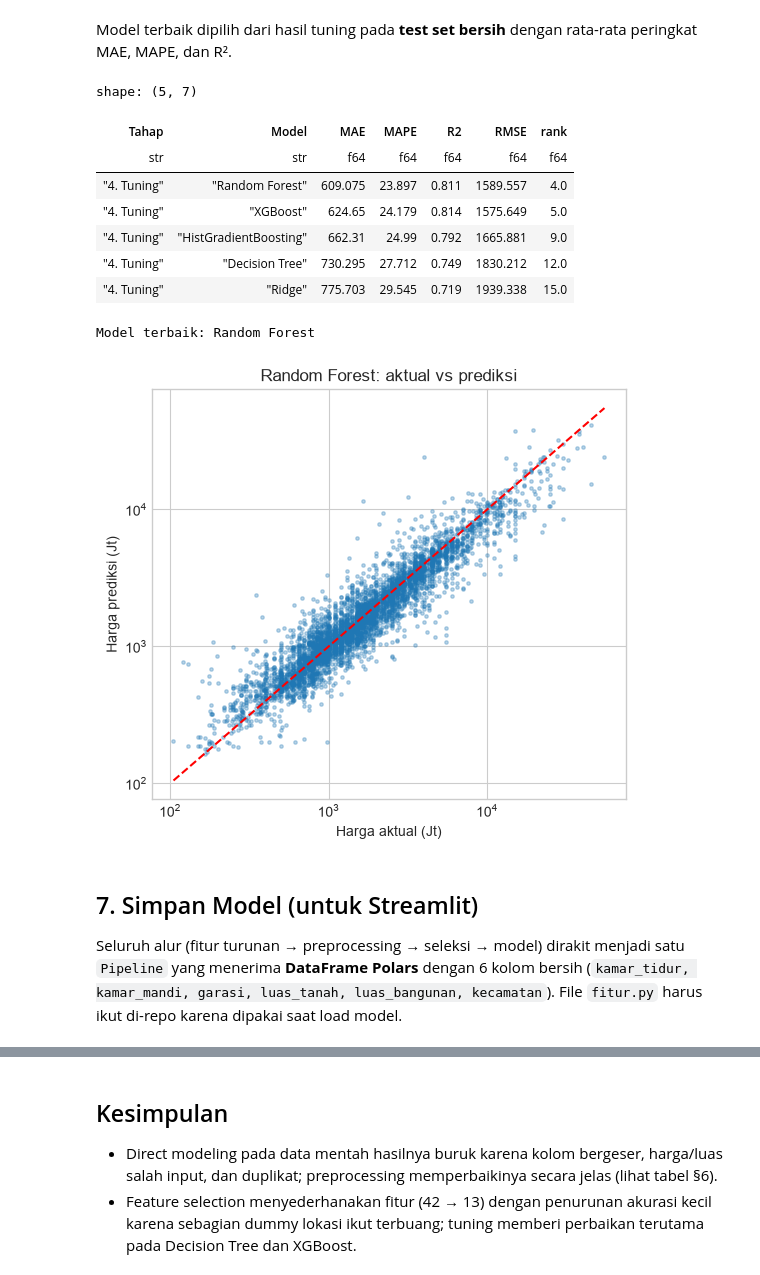
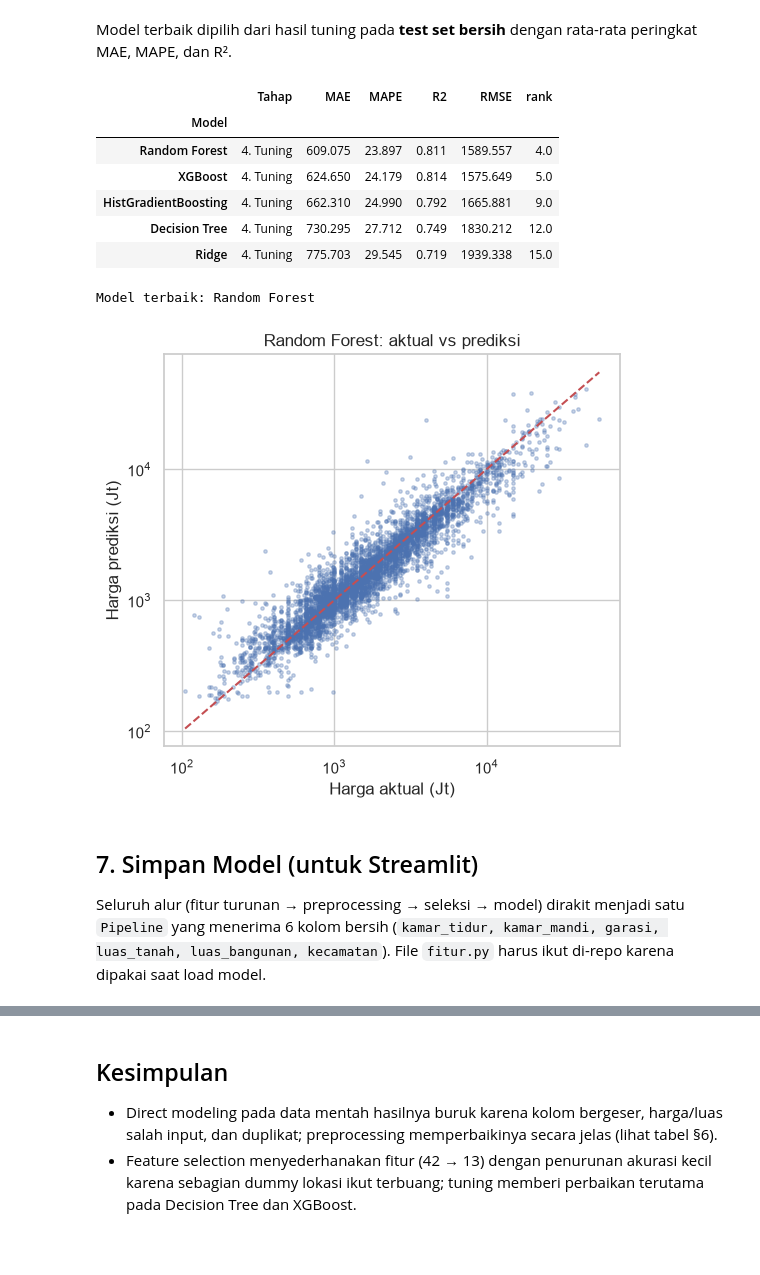
Before and after one commit to ferdianfariza/House-Price-Prediction-BENGKOD, a Jupyter notebook: Early_Bird_Prediksi_Harga_Rumah.ipynb, the cells around one changed output, grey strips where cells are left out. Drawn from its saved outputs; the diff is of its cells as text; code cells hidden in the pictures; blank space fills up the shorter version.

```diff
--- a/Early_Bird_Prediksi_Harga_Rumah.ipynb
+++ b/Early_Bird_Prediksi_Harga_Rumah.ipynb
@@ -335,9 +498,0 @@ plt.tight_layout(); plt.show()
-# %%
-kol_corr = ['harga_juta', 'kamar_tidur', 'kamar_mandi', 'garasi', 'luas_tanah', 'luas_bangunan']
-R = np.array([[spearman(eda[a].to_numpy(), eda[b].to_numpy()) for b in kol_corr] for a in kol_corr])
-fig, ax = plt.subplots(figsize=(6.5, 5))
-im = ax.imshow(R, cmap='coolwarm', vmin=-1, vmax=1)
-ax.set_xticks(range(len(kol_corr))); ax.set_xticklabels(kol_corr, rotation=45, ha='right'); ax.set_yticks(range(len(kol_corr))); ax.set_yticklabels(kol_corr)
-for i in range(len(kol_corr)):
-    for j in range(len(kol_corr)): ax.text(j, i, f'{R[i, j]:.2f}', ha='center', va='center', fontsize=8)
-fig.colorbar(im); ax.set_title('Korelasi Spearman'); plt.tight_layout(); plt.show()
@@ -712,10 +1085,10 @@ shape: (5, 3)
 # %% [markdown]
 ## 6. Perbandingan Hasil & Model Terbaik
 # %%
-df_hasil = pl.DataFrame(hasil)
-tahap = ['1. Direct', '2. Preprocessing', '3. Feature Selection', '4. Tuning']
-for met in ['MAE', 'MAPE', 'R2']:
-    print(f'--- {met} ---')
-    display(bulat(df_hasil.pivot(on='Tahap', index='Model', values=met).select(['Model'] + tahap)))
+df_hasil = pd.DataFrame(hasil)
+tahap = ["1. Direct", "2. Preprocessing", "3. Feature Selection", "4. Tuning"]
+for met in ["MAE", "MAPE", "R2"]:
+    print(f"--- {met} ---")
+    display(df_hasil.pivot(index="Model", columns="Tahap", values=met)[tahap].round(2))
 # %% [output]
 --- MAE ---
@@ -766,33 +1132,38 @@ plt.tight_layout(); plt.show()
 # %% [markdown]
 Model terbaik dipilih dari hasil tuning pada **test set bersih** dengan rata-rata peringkat MAE, MAPE, dan R².
 # %%
-tt = (df_hasil.filter(pl.col('Tahap') == '4. Tuning')
-        .with_columns((pl.col('MAE').rank() + pl.col('MAPE').rank() + pl.col('R2').rank(descending=True)).alias('rank'))
-        .sort('rank'))
-display(bulat(tt, 3))
-best_name = tt['Model'][0]
+tt = df_hasil[df_hasil.Tahap == "4. Tuning"].set_index("Model")
+tt["rank"] = tt["MAE"].rank() + tt["MAPE"].rank() + tt["R2"].rank(ascending=False)
+display(tt.sort_values("rank").round(3))
+best_name = tt["rank"].idxmin()
 best_est = tuned[best_name].best_estimator_
-print('Model terbaik:', best_name)
+print("Model terbaik:", best_name)
 
 pred = best_est.predict(Xte_s)
-fig, ax = plt.subplots(figsize=(5.5, 5))
-ax.scatter(y_test, pred, s=6, alpha=.3); lim = [y_test.min(), y_test.max()]; ax.plot(lim, lim, 'r--')
-ax.set_xscale('log'); ax.set_yscale('log'); ax.set_xlabel('Harga aktual (Jt)'); ax.set_ylabel('Harga prediksi (Jt)')
-ax.set_title(f'{best_name}: aktual vs prediksi'); plt.tight_layout(); plt.show()
+plt.figure(figsize=(5.5, 5))
+plt.scatter(y_test, pred, s=6, alpha=0.3)
+lim = [y_test.min(), y_test.max()]
+plt.plot(lim, lim, "r--")
+plt.xscale("log")
+plt.yscale("log")
+plt.xlabel("Harga aktual (Jt)")
+plt.ylabel("Harga prediksi (Jt)")
+plt.title(f"{best_name}: aktual vs prediksi")
+plt.tight_layout()
+plt.show()
 # %% [output]
+|  | Tahap | MAE | MAPE | R2 | RMSE | rank |
+| Model |  |  |  |  |  |  |
+| Random Forest | 4. Tuning | 609.075 | 23.897 | 0.811 | 1589.557 | 4.0 |
+| XGBoost | 4. Tuning | 624.650 | 24.179 | 0.814 | 1575.649 | 5.0 |
+| HistGradientBoosting | 4. Tuning | 662.310 | 24.990 | 0.792 | 1665.881 | 9.0 |
+| Decision Tree | 4. Tuning | 730.295 | 27.712 | 0.749 | 1830.212 | 12.0 |
+| Ridge | 4. Tuning | 775.703 | 29.545 | 0.719 | 1939.338 | 15.0 |
-shape: (5, 7)
+Model terbaik: Random Forest
-| Tahap | Model | MAE | MAPE | R2 | RMSE | rank |
-| str | str | f64 | f64 | f64 | f64 | f64 |
-| "4. Tuning" | "Random Forest" | 609.075 | 23.897 | 0.811 | 1589.557 | 4.0 |
-| "4. Tuning" | "XGBoost" | 624.65 | 24.179 | 0.814 | 1575.649 | 5.0 |
-| "4. Tuning" | "HistGradientBoosting" | 662.31 | 24.99 | 0.792 | 1665.881 | 9.0 |
-| "4. Tuning" | "Decision Tree" | 730.295 | 27.712 | 0.749 | 1830.212 | 12.0 |
-| "4. Tuning" | "Ridge" | 775.703 | 29.545 | 0.719 | 1939.338 | 15.0 |
-Model terbaik: Random Forest
-[figure, old version]
+[figure, new version]
 # %% [markdown]
 ## 7. Simpan Model (untuk Streamlit)
 
-Seluruh alur (fitur turunan → preprocessing → seleksi → model) dirakit menjadi satu `Pipeline` yang menerima **DataFrame Polars** dengan 6 kolom bersih
+Seluruh alur (fitur turunan → preprocessing → seleksi → model) dirakit menjadi satu `Pipeline` yang menerima 6 kolom bersih
 (`kamar_tidur, kamar_mandi, garasi, luas_tanah, luas_bangunan, kecamatan`). File `fitur.py` harus ikut di-repo karena dipakai saat load model.
 # %%
```
Also changed, not shown: parts of 35 cells of this notebook, 15 other files.
